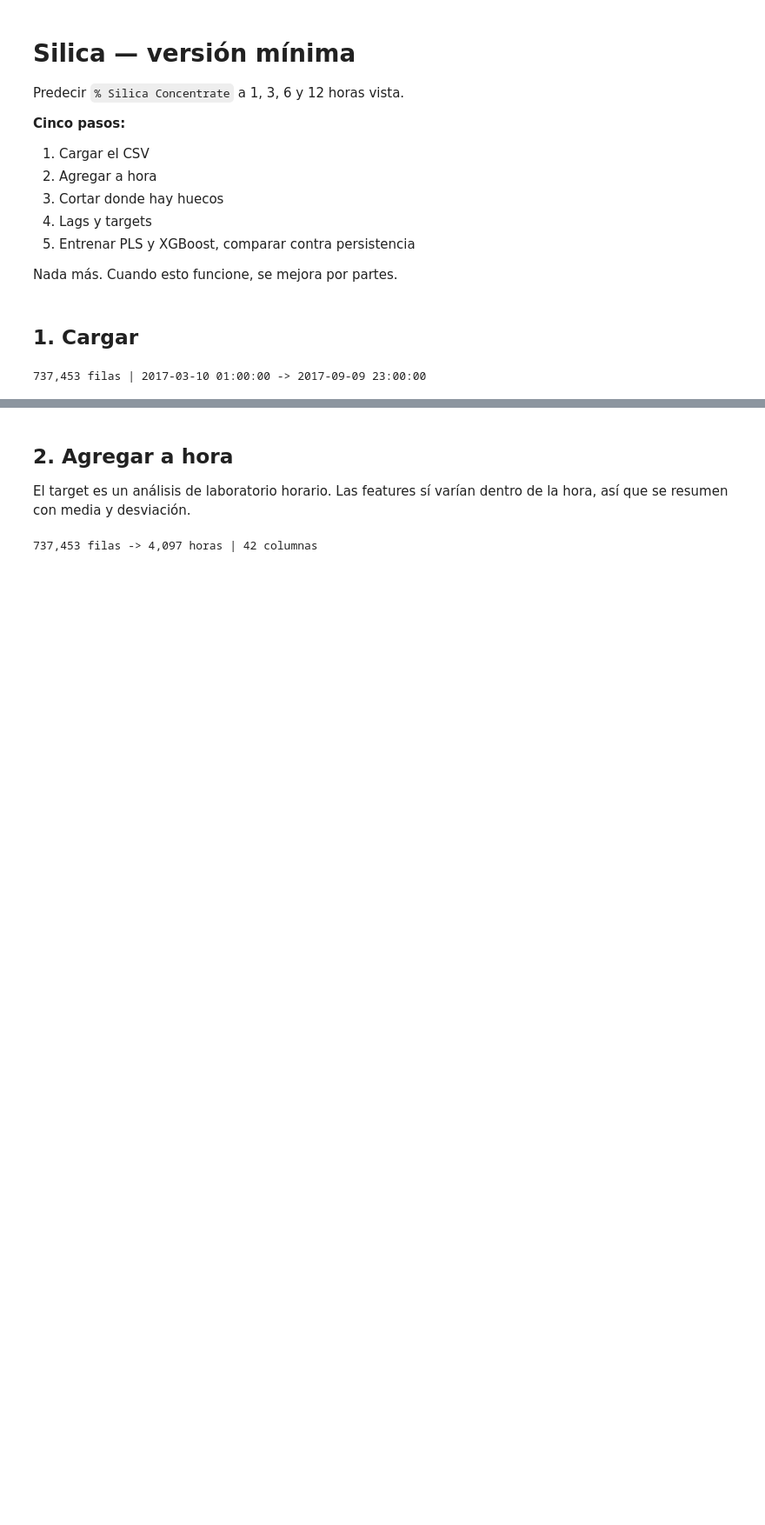
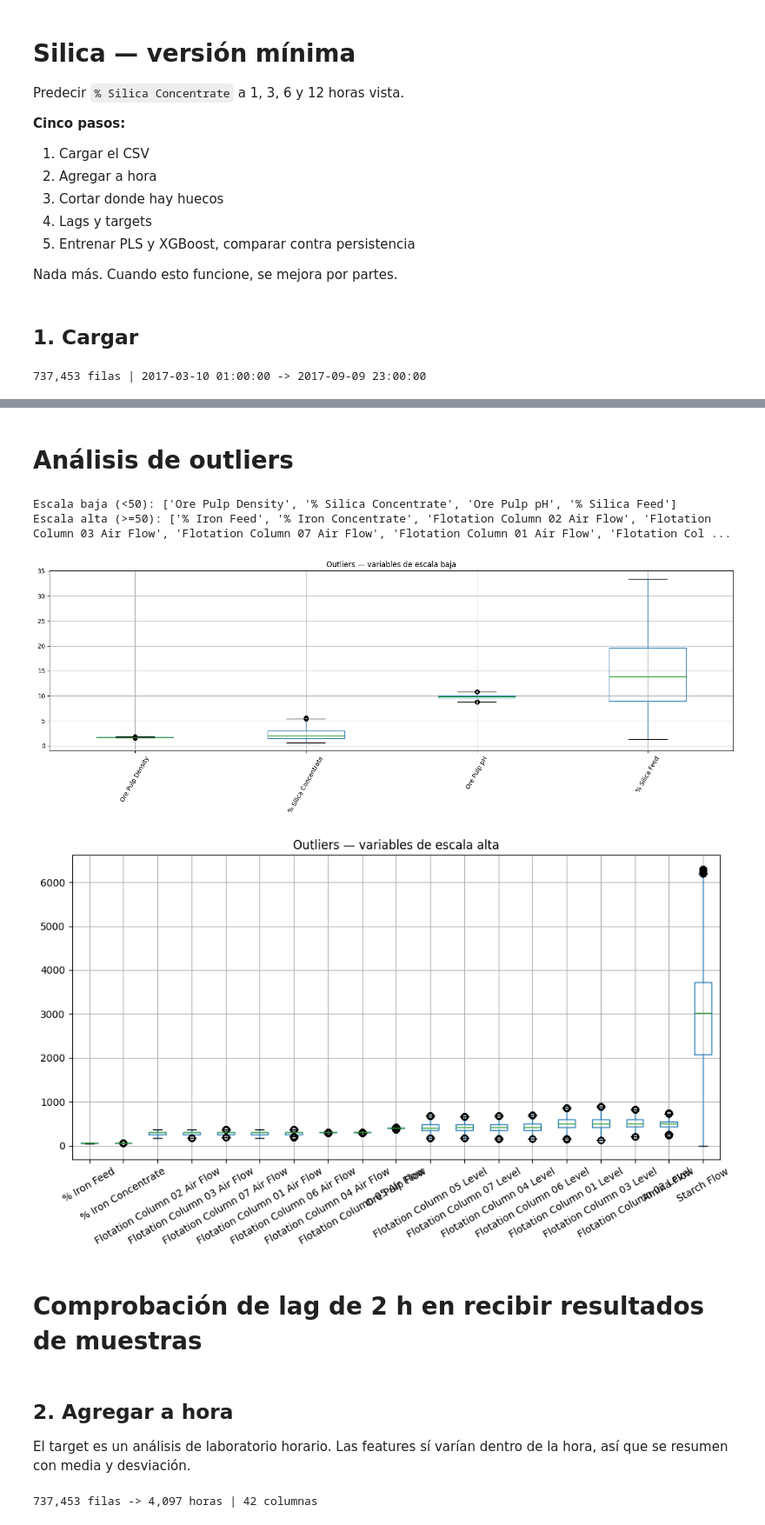
Before and after one commit to gerardo-perez-96/AOVE2-doc, a Jupyter notebook: mining_process_dataset/silica_simple.ipynb, the cells around one changed output, grey strips where cells are left out. Shown at 87% size. Saved outputs shown, nothing was run; the diff lists cells and outputs as text; code cells hidden in the pictures; blank space fills up the shorter version.

```diff
--- a/mining_process_dataset/silica_simple.ipynb
+++ b/mining_process_dataset/silica_simple.ipynb
@@ -56,3 +100,34 @@ print(f"{len(data):,} filas | {data[TIME].min()} -> {data[TIME].max()}")
+# %% [markdown]
+# Análisis de outliers
+# %%
+cols_numericas = [c for c in data.columns if c != TIME]
+
+# Separa por escala para que el boxplot sea legible
+medianas = data[cols_numericas].median().sort_values()
+escala_baja = medianas[medianas < 50].index.tolist()
+escala_alta = medianas[medianas >= 50].index.tolist()
+
+print(f"Escala baja (<50): {escala_baja}")
+print(f"Escala alta (>=50): {escala_alta}")
+
+fig, ax = plt.subplots(figsize=(16, 6))
+data[escala_baja].boxplot(ax=ax, rot=60)
+ax.set_title("Outliers — variables de escala baja")
+plt.tight_layout()
+plt.show()
+
+fig, ax = plt.subplots(figsize=(10, 6))
+data[escala_alta].boxplot(ax=ax, rot=30)
+ax.set_title("Outliers — variables de escala alta")
+plt.tight_layout()
+plt.show()
+# %% [output]
+Escala baja (<50): ['Ore Pulp Density', '% Silica Concentrate', 'Ore Pulp pH', '% Silica Feed']
+Escala alta (>=50): ['% Iron Feed', '% Iron Concentrate', 'Flotation Column 02 Air Flow', 'Flotation Column 03 Air Flow', 'Flotation Column 07 Air Flow', 'Flotation Column 01 Air Flow', 'Flotation Col ...
+[figure, added]
+[figure, added]
+# %% [markdown]
+# Comprobación de lag de 2 h en recibir resultados de muestras
 # %% [markdown]
 ## 2. Agregar a hora
 
```
Also changed, not shown: parts of 13 cells of this notebook, 6 other files.
